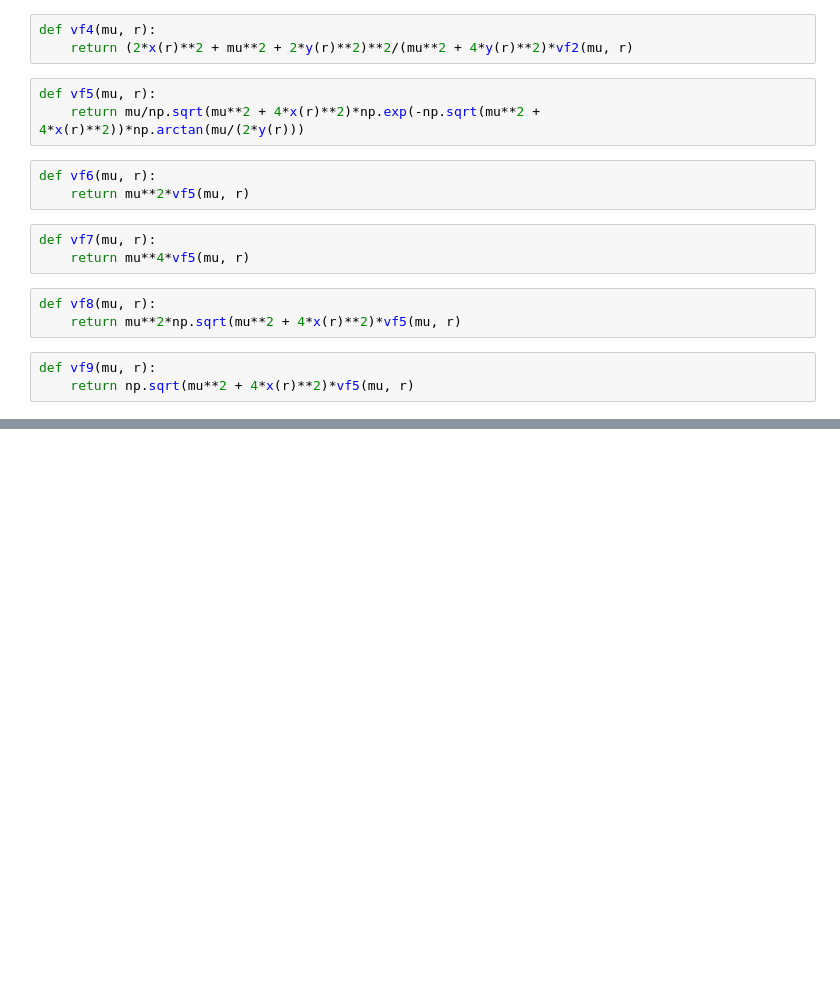
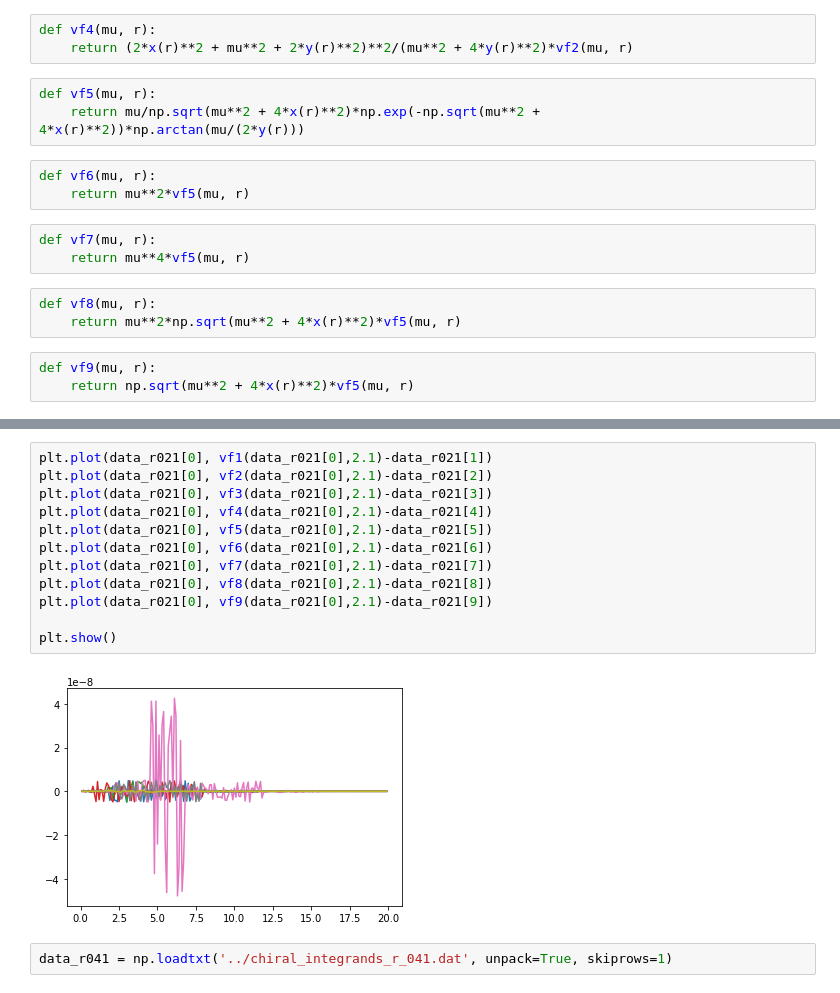
Before and after one commit to rnavarroperez/nn-scattering-fit, a Jupyter notebook: src/notebooks/chiral_integrals.ipynb, the cells around one changed output, grey strips where cells are left out. Drawn from its saved outputs; the diff is of its cells as text; blank space fills up the shorter version.

```diff
--- a/src/notebooks/chiral_integrals.ipynb
+++ b/src/notebooks/chiral_integrals.ipynb
@@ -60,0 +364,16 @@ for r in np.arange(0.1,14.1,2):
+# %%
+plt.plot(data_r021[0], vf1(data_r021[0],2.1)-data_r021[1])
+plt.plot(data_r021[0], vf2(data_r021[0],2.1)-data_r021[2])
+plt.plot(data_r021[0], vf3(data_r021[0],2.1)-data_r021[3])
+plt.plot(data_r021[0], vf4(data_r021[0],2.1)-data_r021[4])
+plt.plot(data_r021[0], vf5(data_r021[0],2.1)-data_r021[5])
+plt.plot(data_r021[0], vf6(data_r021[0],2.1)-data_r021[6])
+plt.plot(data_r021[0], vf7(data_r021[0],2.1)-data_r021[7])
+plt.plot(data_r021[0], vf8(data_r021[0],2.1)-data_r021[8])
+plt.plot(data_r021[0], vf9(data_r021[0],2.1)-data_r021[9])
+
+plt.show()
+# %% [output]
+[figure, added]
+# %%
+data_r041 = np.loadtxt('../chiral_integrands_r_041.dat', unpack=True, skiprows=1)
```
Also changed, not shown: parts of 39 cells of this notebook.
